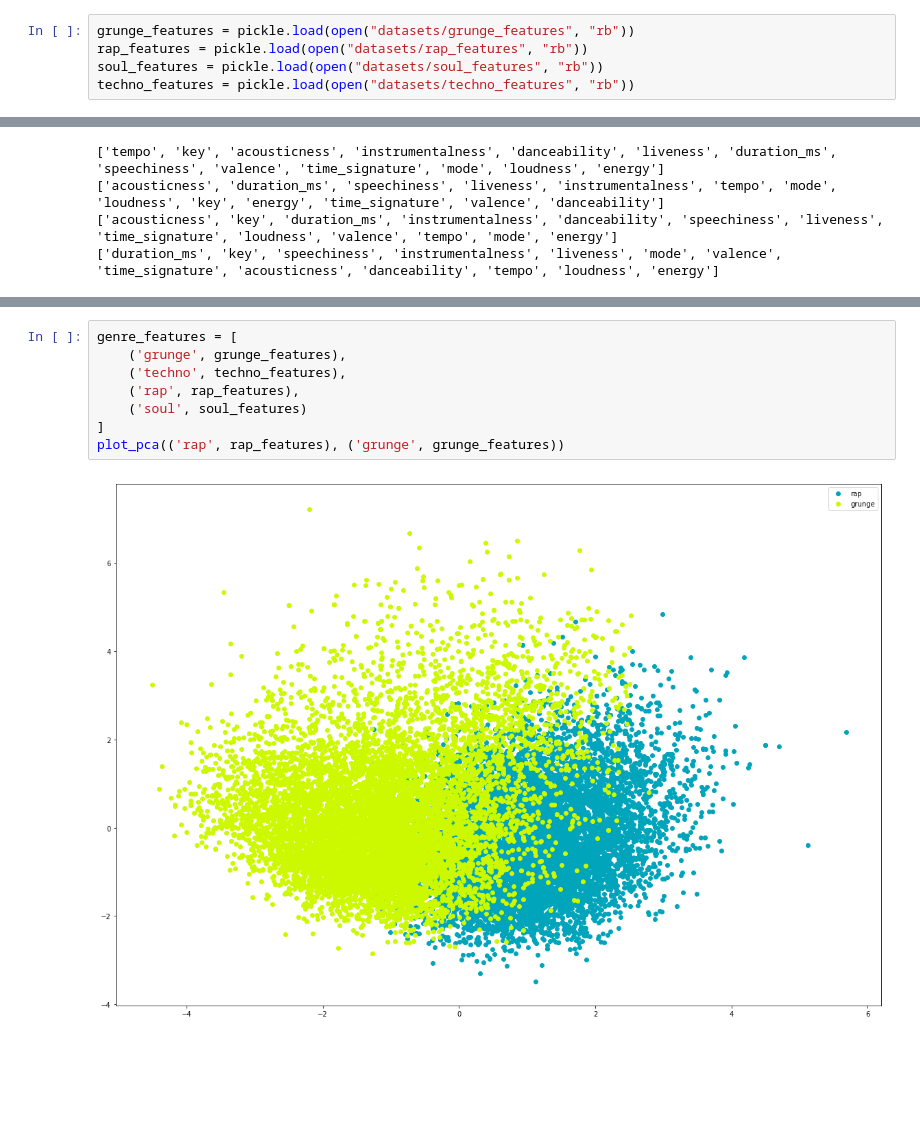
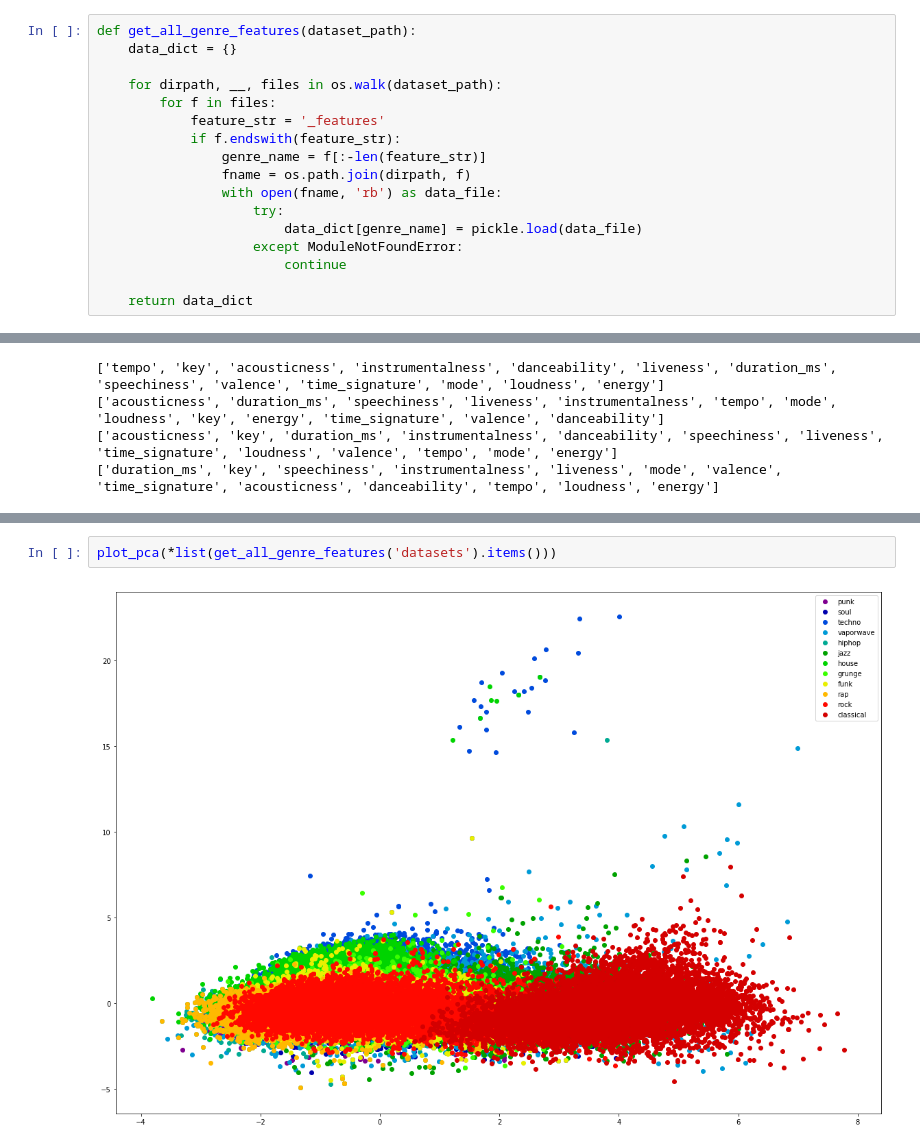
Before and after one commit to P1eter/SpotifyDataAnalysis, a Jupyter notebook: pca_importance.ipynb, the cells around one changed output, grey strips where cells are left out. Saved outputs shown, nothing was run; the diff lists cells and outputs as text; blank space fills up the shorter version.

```diff
--- a/pca_importance.ipynb
+++ b/pca_importance.ipynb
@@ -30,11 +31,23 @@ if not token:
     sys.exit(1)
 
 sp = spotipy.Spotify(auth=token)
-# %%
-grunge_features = pickle.load(open("datasets/grunge_features", "rb"))
-rap_features = pickle.load(open("datasets/rap_features", "rb"))
-soul_features = pickle.load(open("datasets/soul_features", "rb"))
-techno_features = pickle.load(open("datasets/techno_features", "rb"))
+# %%
+def get_all_genre_features(dataset_path):
+    data_dict = {}
+
+    for dirpath, __, files in os.walk(dataset_path):
+        for f in files:
+            feature_str = '_features'
+            if f.endswith(feature_str):
+                genre_name = f[:-len(feature_str)]
+                fname = os.path.join(dirpath, f)
+                with open(fname, 'rb') as data_file:
+                    try:
+                        data_dict[genre_name] = pickle.load(data_file)
+                    except ModuleNotFoundError:
+                        continue
+
+    return data_dict
 # %% [markdown]
 If we define the importance of a feature as the measure of the variability of the data for that feature, we can use PCA to assign each feature an importance value.
 # %%
@@ -109,13 +117,7 @@ def plot_pca(*data):
     plt.legend(data_names)
 
     plt.show()
-# %%
-genre_features = [
-    ('grunge', grunge_features),
-    ('techno', techno_features),
-    ('rap', rap_features),
-    ('soul', soul_features)
-]
-plot_pca(('rap', rap_features), ('grunge', grunge_features))
-# %% [output]
-[figure, removed]
+# %%
+plot_pca(*list(get_all_genre_features('datasets').items()))
+# %% [output]
+[figure, added]
```
Also changed, not shown: parts of 7 cells of this notebook.
